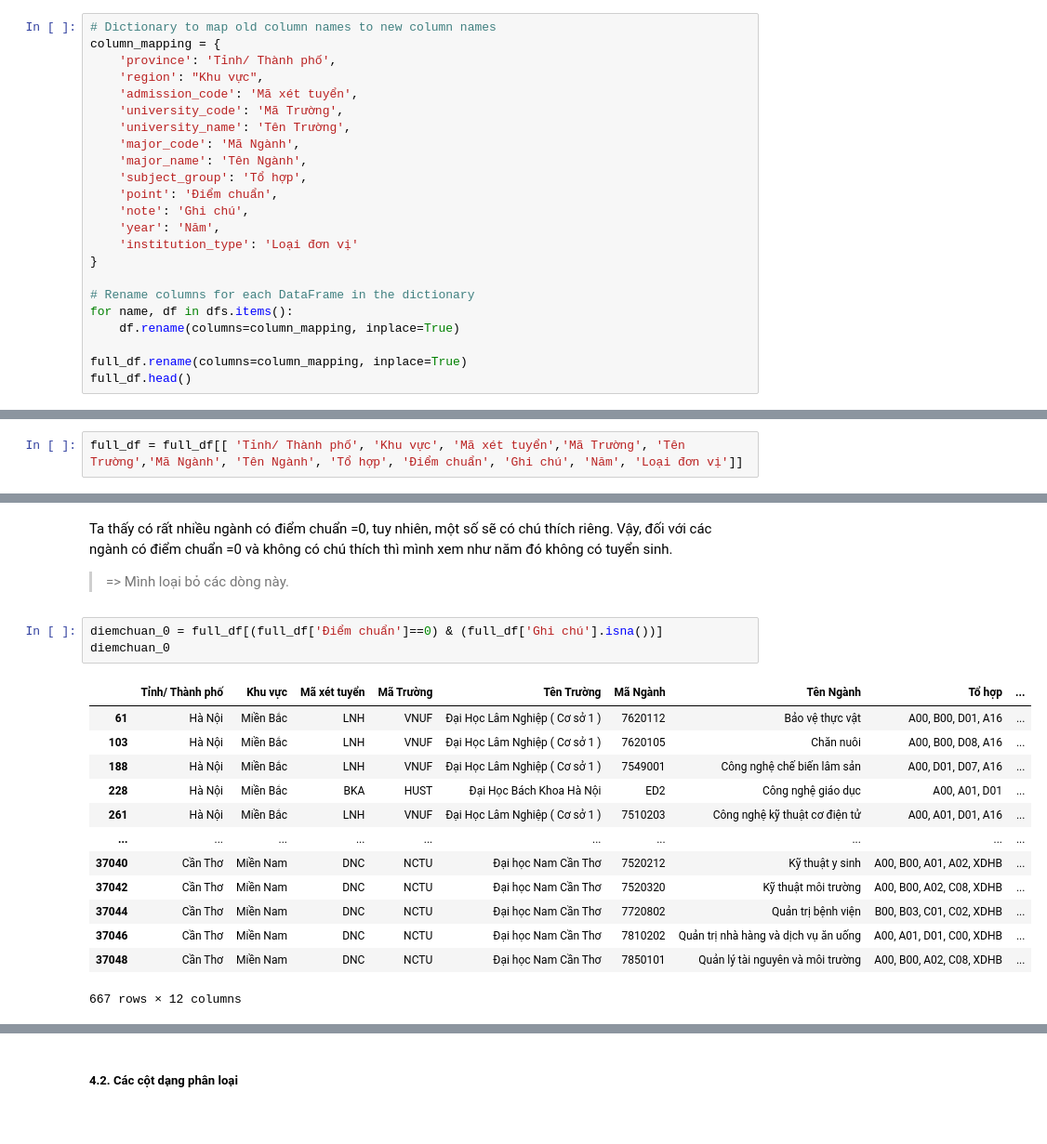
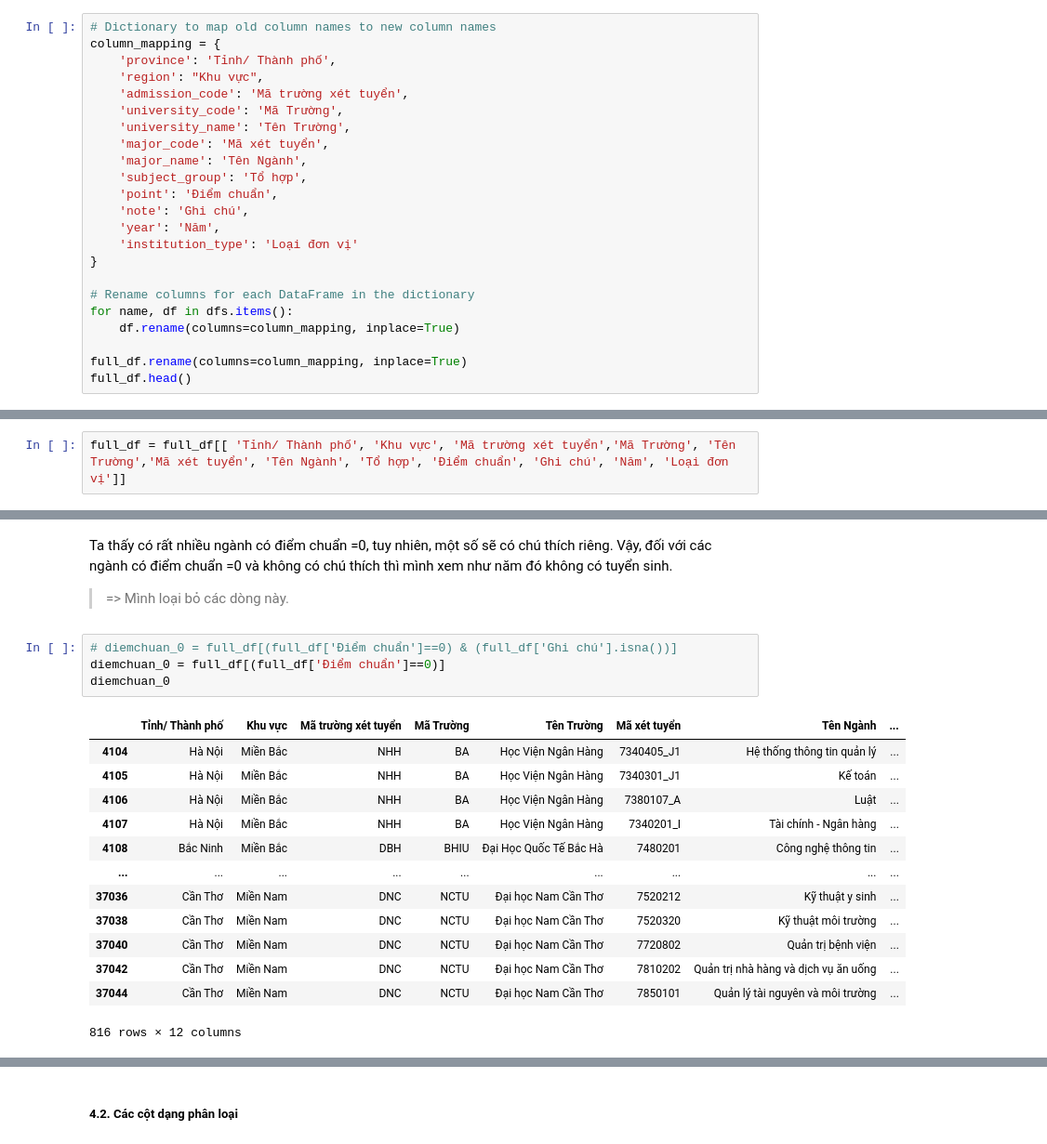
Before and after one commit to daniele15/DV-Final-Crawler, a Jupyter notebook: Crawler-hocmai/preprocessing2.ipynb, the cells around one changed output, grey strips where cells are left out. Shown at 93% size. Drawn from its saved outputs; the diff is of its cells as text.

```diff
--- a/Crawler-hocmai/preprocessing2.ipynb
+++ b/Crawler-hocmai/preprocessing2.ipynb
@@ -127,10 +127,10 @@ full_df
 column_mapping = {
     'province': 'Tỉnh/ Thành phố',
     'region': "Khu vực",
-    'admission_code': 'Mã xét tuyển',
+    'admission_code': 'Mã trường xét tuyển',
     'university_code': 'Mã Trường',
     'university_name': 'Tên Trường',
-    'major_code': 'Mã Ngành',
+    'major_code': 'Mã xét tuyển',
     'major_name': 'Tên Ngành',
     'subject_group': 'Tổ hợp',
     'point': 'Điểm chuẩn',
@@ -155,2 +155,2 @@ full_df.head()
 # %%
-full_df = full_df[[ 'Tỉnh/ Thành phố', 'Khu vực', 'Mã xét tuyển','Mã Trường', 'Tên Trường','Mã Ngành', 'Tên Ngành', 'Tổ hợp', 'Điểm chuẩn', 'Ghi chú', 'Năm', 'Loại đơn vị']]
+full_df = full_df[[ 'Tỉnh/ Thành phố', 'Khu vực', 'Mã trường xét tuyển','Mã Trường', 'Tên Trường','Mã xét tuyển', 'Tên Ngành', 'Tổ hợp', 'Điểm chuẩn', 'Ghi chú', 'Năm', 'Loại đơn vị']]
@@ -338,22 +322,23 @@ full_df[full_df['Điểm chuẩn']==0]
 Ta thấy có rất nhiều ngành có điểm chuẩn =0, tuy nhiên, một số sẽ có chú thích riêng. Vậy, đối với các ngành có điểm chuẩn =0 và không có chú thích thì mình xem như năm đó không có tuyển sinh.
 > => Mình loại bỏ các dòng này.
 # %%
-diemchuan_0 = full_df[(full_df['Điểm chuẩn']==0) & (full_df['Ghi chú'].isna())]
+# diemchuan_0 = full_df[(full_df['Điểm chuẩn']==0) & (full_df['Ghi chú'].isna())]
+diemchuan_0 = full_df[(full_df['Điểm chuẩn']==0)]
 diemchuan_0
 # %% [output]
-|  | Tỉnh/ Thành phố | Khu vực | Mã xét tuyển | Mã Trường | Tên Trường | Mã Ngành | Tên Ngành | Tổ hợp | ... |
-| 61 | Hà Nội | Miền Bắc | LNH | VNUF | Đại Học Lâm Nghiệp ( Cơ sở 1 ) | 7620112 | Bảo vệ thực vật | A00, B00, D01, A16 | ... |
-| 103 | Hà Nội | Miền Bắc | LNH | VNUF | Đại Học Lâm Nghiệp ( Cơ sở 1 ) | 7620105 | Chăn nuôi | A00, B00, D08, A16 | ... |
-| 188 | Hà Nội | Miền Bắc | LNH | VNUF | Đại Học Lâm Nghiệp ( Cơ sở 1 ) | 7549001 | Công nghệ chế biến lâm sản | A00, D01, D07, A16 | ... |
-| 228 | Hà Nội | Miền Bắc | BKA | HUST | Đại Học Bách Khoa Hà Nội | ED2 | Công nghệ giáo dục | A00, A01, D01 | ... |
-| 261 | Hà Nội | Miền Bắc | LNH | VNUF | Đại Học Lâm Nghiệp ( Cơ sở 1 ) | 7510203 | Công nghệ kỹ thuật cơ điện tử | A00, A01, D01, A16 | ... |
-| ... | ... | ... | ... | ... | ... | ... | ... | ... | ... |
-| 37040 | Cần Thơ | Miền Nam | DNC | NCTU | Đại học Nam Cần Thơ | 7520212 | Kỹ thuật y sinh | A00, B00, A01, A02, XDHB | ... |
-| 37042 | Cần Thơ | Miền Nam | DNC | NCTU | Đại học Nam Cần Thơ | 7520320 | Kỹ thuật môi trường | A00, B00, A02, C08, XDHB | ... |
-| 37044 | Cần Thơ | Miền Nam | DNC | NCTU | Đại học Nam Cần Thơ | 7720802 | Quản trị bệnh viện | B00, B03, C01, C02, XDHB | ... |
-| 37046 | Cần Thơ | Miền Nam | DNC | NCTU | Đại học Nam Cần Thơ | 7810202 | Quản trị nhà hàng và dịch vụ ăn uống | A00, A01, D01, C00, XDHB | ... |
-| 37048 | Cần Thơ | Miền Nam | DNC | NCTU | Đại học Nam Cần Thơ | 7850101 | Quản lý tài nguyên và môi trường | A00, B00, A02, C08, XDHB | ... |
+|  | Tỉnh/ Thành phố | Khu vực | Mã trường xét tuyển | Mã Trường | Tên Trường | Mã xét tuyển | Tên Ngành | ... |
+| 4104 | Hà Nội | Miền Bắc | NHH | BA | Học Viện Ngân Hàng | 7340405_J1 | Hệ thống thông tin quản lý | ... |
+| 4105 | Hà Nội | Miền Bắc | NHH | BA | Học Viện Ngân Hàng | 7340301_J1 | Kế toán | ... |
+| 4106 | Hà Nội | Miền Bắc | NHH | BA | Học Viện Ngân Hàng | 7380107_A | Luật | ... |
+| 4107 | Hà Nội | Miền Bắc | NHH | BA | Học Viện Ngân Hàng | 7340201_I | Tài chính - Ngân hàng | ... |
+| 4108 | Bắc Ninh | Miền Bắc | DBH | BHIU | Đại Học Quốc Tế Bắc Hà | 7480201 | Công nghệ thông tin | ... |
+| ... | ... | ... | ... | ... | ... | ... | ... | ... |
+| 37036 | Cần Thơ | Miền Nam | DNC | NCTU | Đại học Nam Cần Thơ | 7520212 | Kỹ thuật y sinh | ... |
+| 37038 | Cần Thơ | Miền Nam | DNC | NCTU | Đại học Nam Cần Thơ | 7520320 | Kỹ thuật môi trường | ... |
+| 37040 | Cần Thơ | Miền Nam | DNC | NCTU | Đại học Nam Cần Thơ | 7720802 | Quản trị bệnh viện | ... |
+| 37042 | Cần Thơ | Miền Nam | DNC | NCTU | Đại học Nam Cần Thơ | 7810202 | Quản trị nhà hàng và dịch vụ ăn uống | ... |
+| 37044 | Cần Thơ | Miền Nam | DNC | NCTU | Đại học Nam Cần Thơ | 7850101 | Quản lý tài nguyên và môi trường | ... |
-667 rows × 12 columns
+816 rows × 12 columns
 # %%
 shape = full_df.shape
 
```
Also changed, not shown: parts of 36 cells of this notebook.
